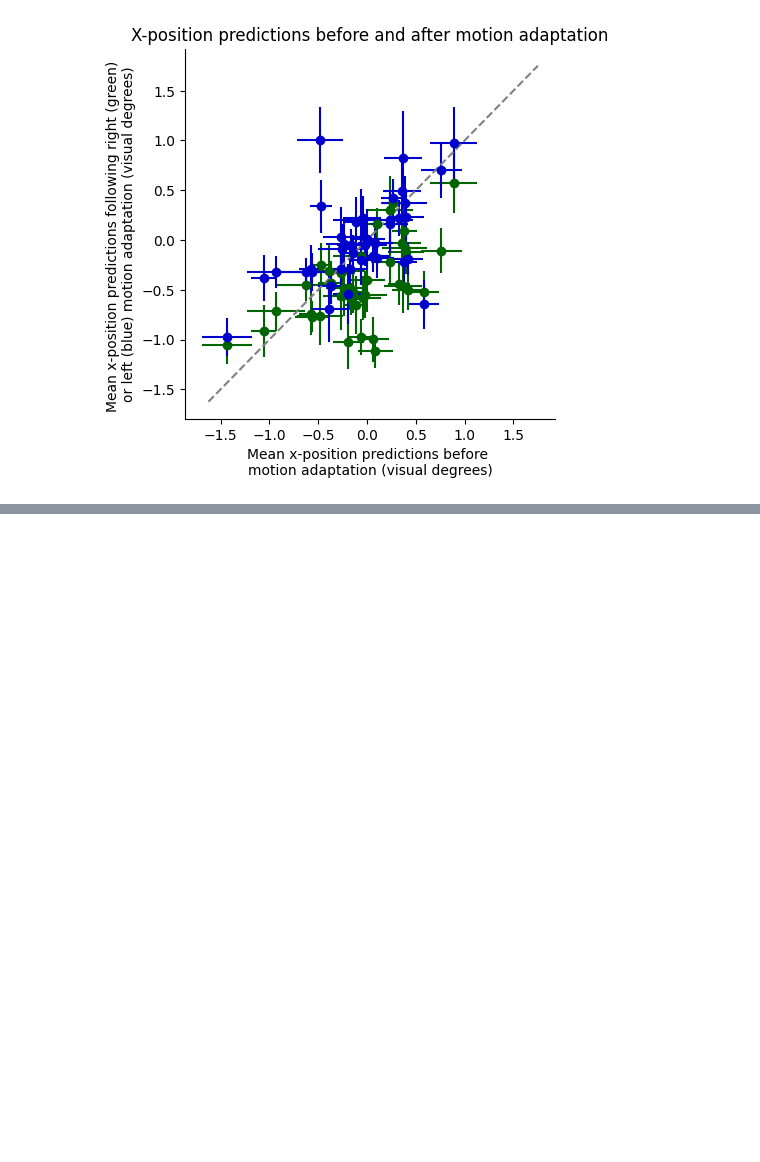
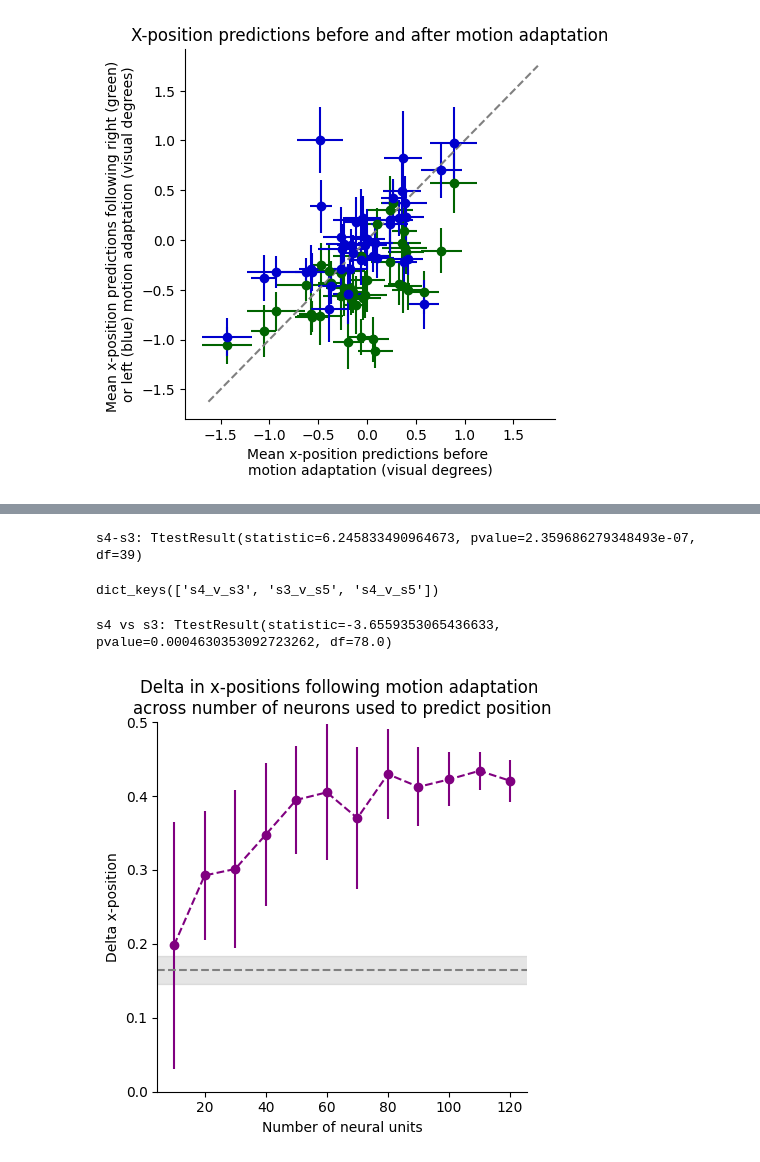
Before and after one commit to vital-kolab/obj-position-bias, a Jupyter notebook: figure3.ipynb, the cells around one changed output, grey strips where cells are left out. Drawn from its saved outputs; the diff is of its cells as text; code cells hidden in the pictures; blank space fills up the shorter version.

```diff
--- a/figure3.ipynb
+++ b/figure3.ipynb
@@ -772,0 +780,7 @@ plt.gca().set_aspect(abs(x1-x0)/abs(y1-y0))
+# %%
+# compute the deltas
+mean_delta = np.nanmean(s4_preds-s3_preds)
+sem_delta = sem(s4_preds-s3_preds)
+std_delta = np.nanstd(np.nanmean(s4_pred_array-s3_pred_array,axis=0))
+
+print(f"mean delta s4 vs s3: {mean_delta} +/- {std_delta}")
@@ -772,0 +794,18 @@ plt.gca().set_aspect(abs(x1-x0)/abs(y1-y0))
+# %%
+# assumptions not violated
+print(f"s4-s3: {ttest_1samp(s4_preds-s3_preds,0)}")
+# %% [output]
+s4-s3: TtestResult(statistic=6.245833490964673, pvalue=2.359686279348493e-07, df=39)
+# %%
+# load the human deltas - you can recompute these using figure2.ipynb
+with open('data/human_deltax_dict.pkl', 'rb') as f:
+    human_deltax_dict = pickle.load(f)
+
+human_deltax_dict.keys()
+# %% [output]
+dict_keys(['s4_v_s3', 's3_v_s5', 's4_v_s5'])
+# %%
+# load and compile the deltas across the number of neurons - you can recompute these using fig3_deltas.sh
+d43x_1050 = np.load('data/ds43x_10-50_ecc_reps.npy')
+d43x_60110 = np.load('data/ds43x_60-110_ecc_reps.npy')
+d43x_on = np.concatenate((d43x_1050,d43x_60110),axis=0)
@@ -772,0 +818,32 @@ plt.gca().set_aspect(abs(x1-x0)/abs(y1-y0))
+# %%
+# test the human and final neural deltas
+print(f"s4 vs s3: {ttest_ind(human_deltax_dict['s4_v_s3'],s4_preds-s3_preds)}")
+# %% [output]
+s4 vs s3: TtestResult(statistic=-3.6559353065436633, pvalue=0.0004630353092723262, df=78.0)
+# %%
+# plot deltas across number of neural units used
+mean_d43_on = np.nanmean(np.nanmean(d43x_on,axis=-1),axis=1)
+std_d43_on = np.nanstd(np.nanmean(d43x_on,axis=-1),axis=1)
+plot_d43 = np.concatenate((mean_d43_on, np.array([mean_delta])))
+std_d43 = np.concatenate((std_d43_on, np.array([std_delta])))
+plt_range = np.arange(10,130,10)
+
+plt.errorbar(plt_range, plot_d43, yerr=std_d43, linestyle='--', marker='o', color='purple')
+plt.axhline(np.nanmean(human_deltax_dict['s4_v_s3']), linestyle='--', color='grey')
+rectangle4 = Rectangle((0,np.nanmean(human_deltax_dict['s4_v_s3'])-sem(human_deltax_dict['s4_v_s3'])),130,2*sem(human_deltax_dict['s4_v_s3']),color='grey',alpha=0.2)
+plt.gca().add_patch(rectangle4)
+
+plt.xlabel('Number of neural units')
+plt.ylabel('Delta x-position')
+plt.title('Delta in x-positions following motion adaptation \nacross number of neurons used to predict position')
+
+plt.gca().spines['top'].set_visible(False)
+plt.gca().spines['right'].set_visible(False)
+plt.ylim(0,0.5)
+x0, x1 = plt.gca().get_xlim()
+y0, y1 = plt.gca().get_ylim()
+plt.gca().set_aspect(abs(x1 - x0) / abs(y1 - y0))
+
+# plt.savefig('/home/eyakub/scratch/d43_neural_dx_over_neurons.eps', format='eps', bbox_inches='tight')
+# %% [output]
+[figure, added]
```
Also changed, not shown: parts of 6 cells of this notebook, 3 other files.
